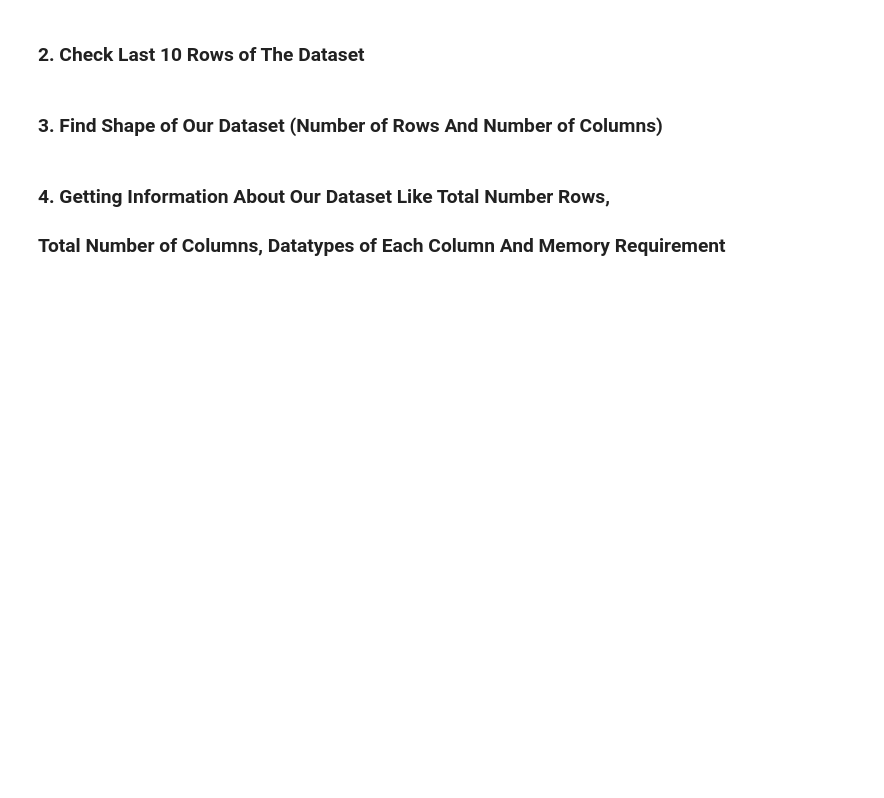
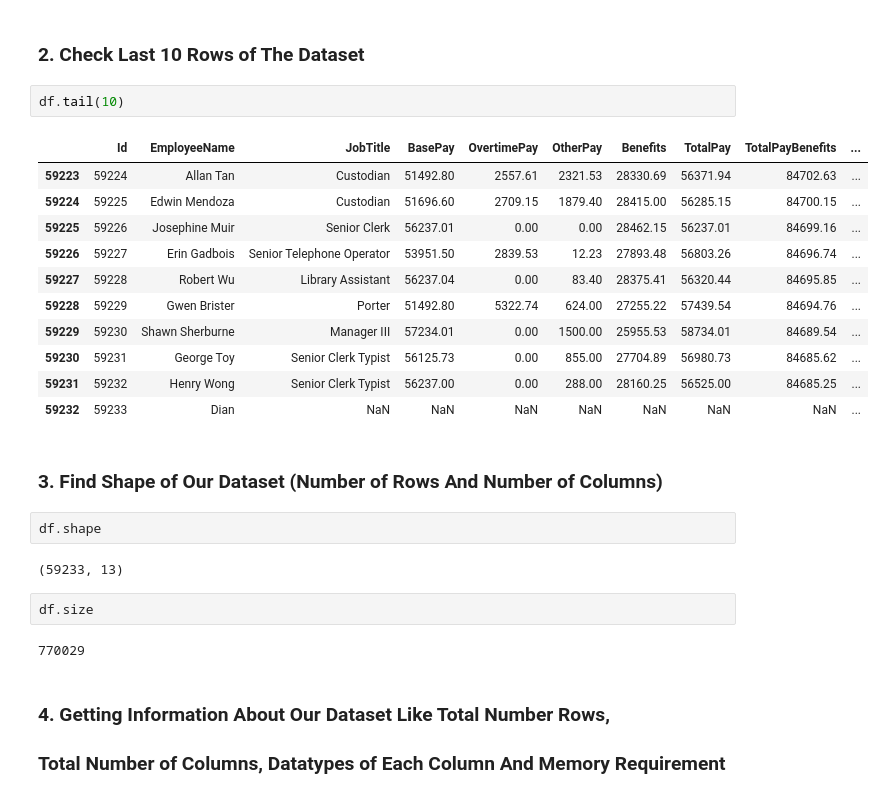
Before and after one commit to stardustmayank/SF-Salaries, a Jupyter notebook: SF_Salaries.ipynb, the cells around one changed output. Drawn from its saved outputs; the diff is of its cells as text; blank space fills up the shorter version.

```diff
--- a/SF_Salaries.ipynb
+++ b/SF_Salaries.ipynb
@@ -11,7 +25,29 @@ df = pd.read_csv('Salaries.csv')
 # %% [markdown]
 ### 2. Check Last 10 Rows of The Dataset
+# %%
+df.tail(10)
+# %% [output]
+|  | Id | EmployeeName | JobTitle | BasePay | OvertimePay | OtherPay | Benefits | TotalPay | TotalPayBenefits | ... |
+| 59223 | 59224 | Allan Tan | Custodian | 51492.80 | 2557.61 | 2321.53 | 28330.69 | 56371.94 | 84702.63 | ... |
+| 59224 | 59225 | Edwin Mendoza | Custodian | 51696.60 | 2709.15 | 1879.40 | 28415.00 | 56285.15 | 84700.15 | ... |
+| 59225 | 59226 | Josephine Muir | Senior Clerk | 56237.01 | 0.00 | 0.00 | 28462.15 | 56237.01 | 84699.16 | ... |
+| 59226 | 59227 | Erin Gadbois | Senior Telephone Operator | 53951.50 | 2839.53 | 12.23 | 27893.48 | 56803.26 | 84696.74 | ... |
+| 59227 | 59228 | Robert Wu | Library Assistant | 56237.04 | 0.00 | 83.40 | 28375.41 | 56320.44 | 84695.85 | ... |
+| 59228 | 59229 | Gwen Brister | Porter | 51492.80 | 5322.74 | 624.00 | 27255.22 | 57439.54 | 84694.76 | ... |
+| 59229 | 59230 | Shawn Sherburne | Manager III | 57234.01 | 0.00 | 1500.00 | 25955.53 | 58734.01 | 84689.54 | ... |
+| 59230 | 59231 | George Toy | Senior Clerk Typist | 56125.73 | 0.00 | 855.00 | 27704.89 | 56980.73 | 84685.62 | ... |
+| 59231 | 59232 | Henry Wong | Senior Clerk Typist | 56237.00 | 0.00 | 288.00 | 28160.25 | 56525.00 | 84685.25 | ... |
+| 59232 | 59233 | Dian | NaN | NaN | NaN | NaN | NaN | NaN | NaN | ... |
 # %% [markdown]
 ### 3. Find Shape of Our Dataset (Number of Rows And Number of Columns)
+# %%
+df.shape
+# %% [output]
+(59233, 13)
+# %%
+df.size
+# %% [output]
+770029
 # %% [markdown]
 ### 4. Getting Information About Our Dataset Like Total Number Rows,
 ### Total Number of Columns, Datatypes of Each Column And Memory Requirement
```
Also changed, not shown: parts of 10 cells of this notebook.
